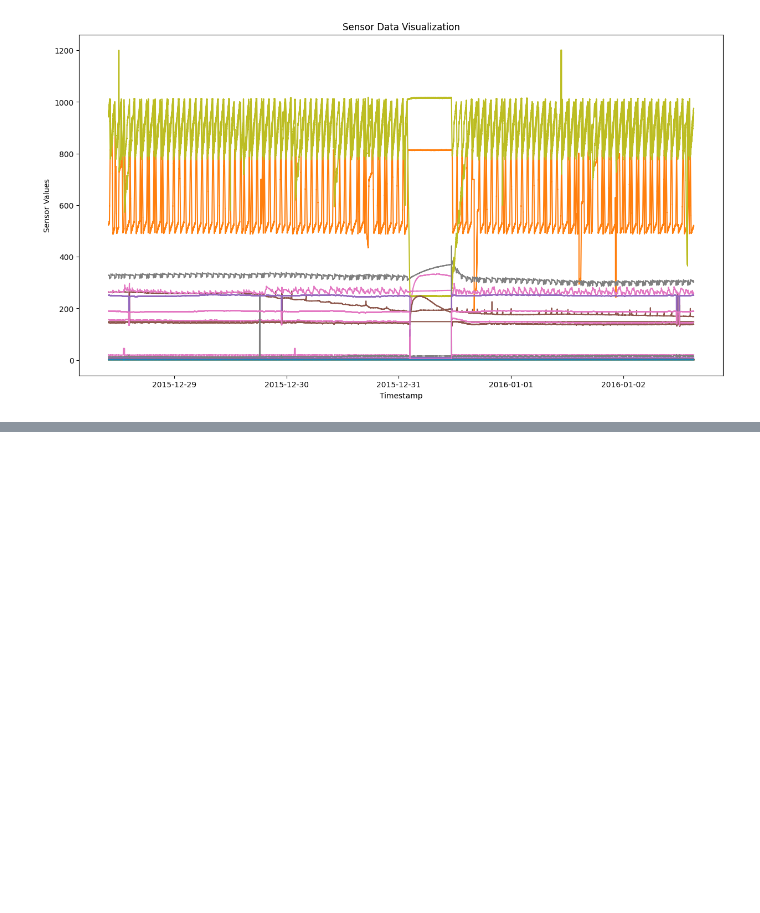
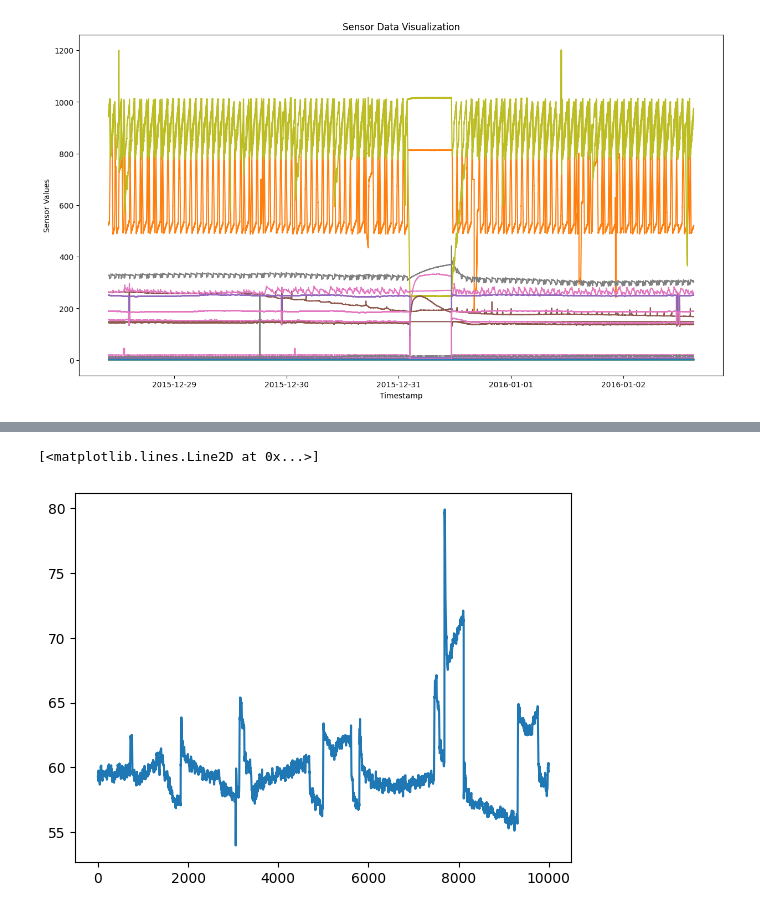
Before and after one commit to andreist3fan/vitejii-dm, a Jupyter notebook: Kaggle.ipynb, the cells around one changed output, grey strips where cells are left out. Cells and saved outputs as stored; diff of their text form; code cells hidden in the pictures; blank space fills up the shorter version.

```diff
--- a/Kaggle.ipynb
+++ b/Kaggle.ipynb
@@ -166,3 +166,8 @@ wo_anomalies, indices= pca_for_anomaly_detection(train_data[90_000:496_000],test
+# %%
+plt.plot(resid[0:10_000])
+# %% [output]
+[<matplotlib.lines.Line2D at 0x...>]
+[figure, added]
 # %%
 visualize_sensor_data(wo_anomalies)
 wo_anomalies.shape
```
Also changed, not shown: parts of 8 cells of this notebook.
